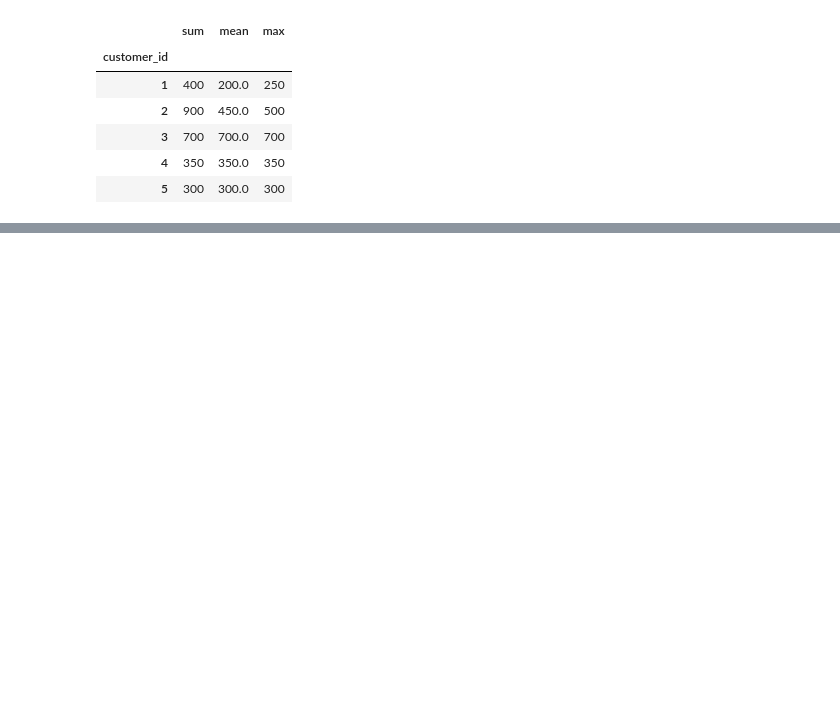
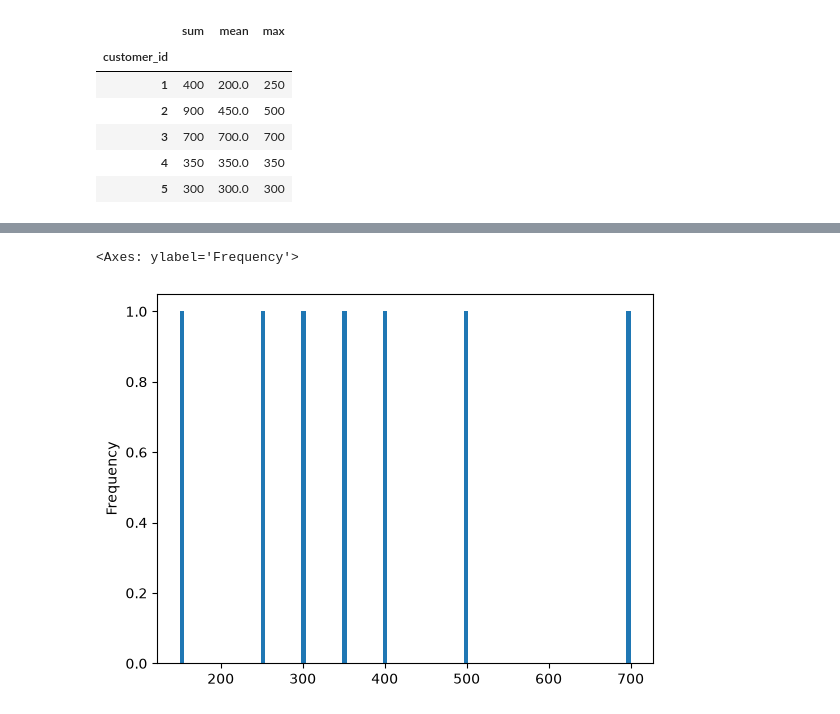
Before and after one commit to Fady-Fawzy/ATR-ML-internship, a Jupyter notebook: Week 2/pandas_eda_practice.ipynb, the cells around one changed output, grey strips where cells are left out. Cells and saved outputs as stored; diff of their text form; code cells hidden in the pictures; blank space fills up the shorter version.

```diff
--- a/Week 2/pandas_eda_practice.ipynb
+++ b/Week 2/pandas_eda_practice.ipynb
@@ -163,0 +410,5 @@ group1["amount"].agg(["sum","mean","max"])
+# %%
+merged["amount"].plot.hist(bins=100)
+# %% [output]
+<Axes: ylabel='Frequency'>
+[figure, added]
```
Also changed, not shown: parts of 33 cells of this notebook.
